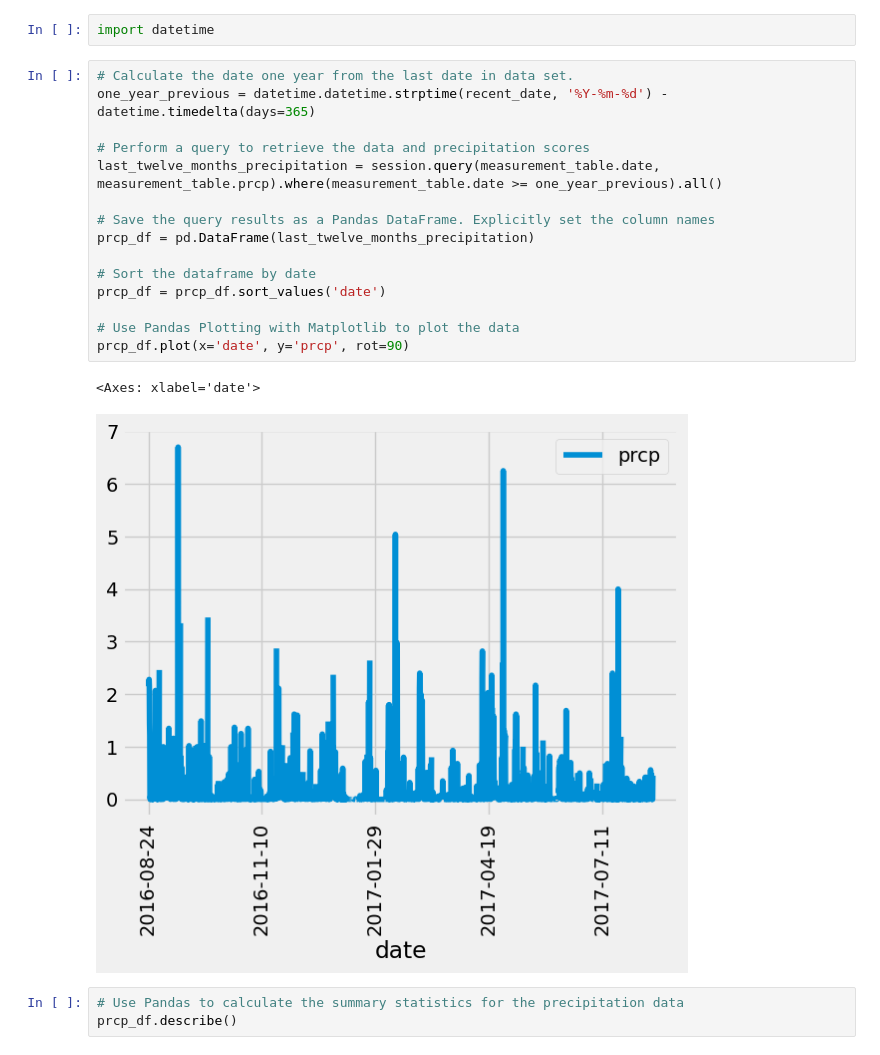
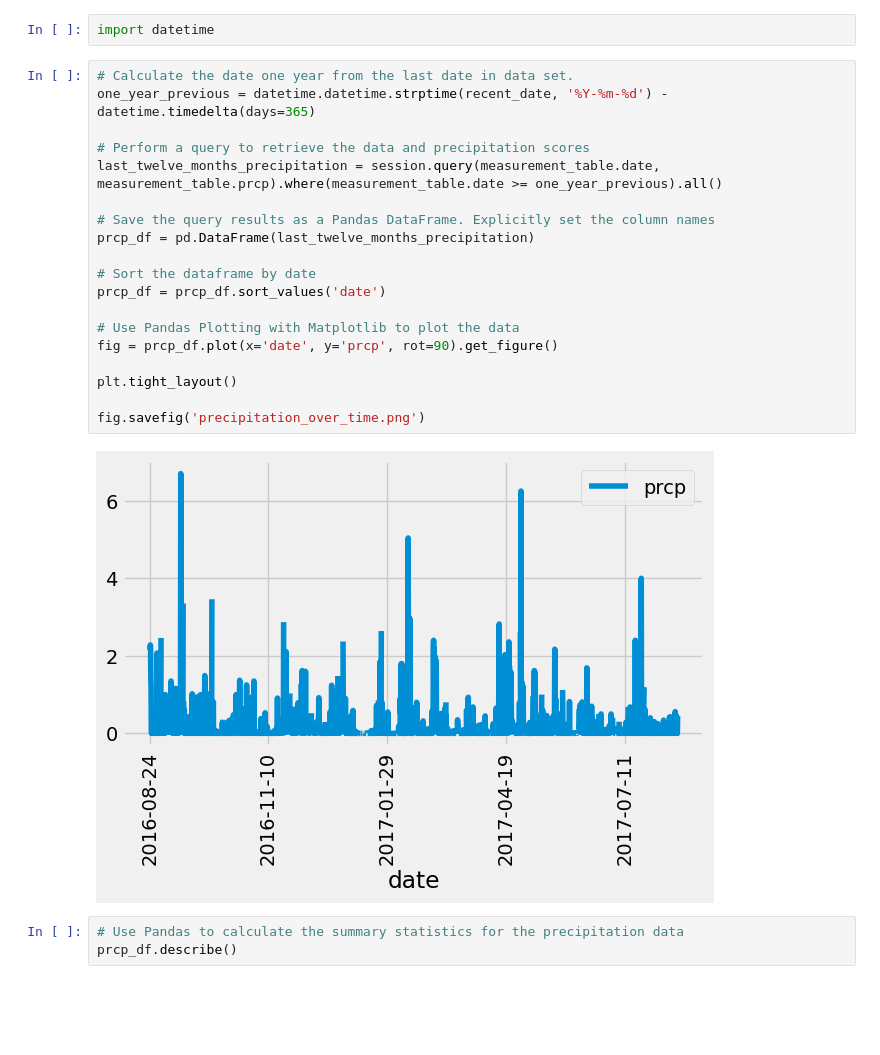
Before and after one commit to greenboi105/Flask-Surf-Weather-Station-API, a Jupyter notebook: climate.ipynb, the cells around one changed output. Saved outputs shown, nothing was run; the diff lists cells and outputs as text; blank space fills up the shorter version.

```diff
--- a/climate.ipynb
+++ b/climate.ipynb
@@ -58,21 +58,24 @@ import datetime
 # %%
 # Calculate the date one year from the last date in data set.
 one_year_previous = datetime.datetime.strptime(recent_date, '%Y-%m-%d') - datetime.timedelta(days=365)
 
 # Perform a query to retrieve the data and precipitation scores
 last_twelve_months_precipitation = session.query(measurement_table.date, measurement_table.prcp).where(measurement_table.date >= one_year_previous).all()
 
 # Save the query results as a Pandas DataFrame. Explicitly set the column names
 prcp_df = pd.DataFrame(last_twelve_months_precipitation)
 
 # Sort the dataframe by date
 prcp_df = prcp_df.sort_values('date')
 
 # Use Pandas Plotting with Matplotlib to plot the data
-prcp_df.plot(x='date', y='prcp', rot=90)
+fig = prcp_df.plot(x='date', y='prcp', rot=90).get_figure()
+
+plt.tight_layout()
+
+fig.savefig('precipitation_over_time.png')
 # %% [output]
-<Axes: xlabel='date'>
-[figure, old version]
+[figure, new version]
 # %%
 # Use Pandas to calculate the summary statistics for the precipitation data
 prcp_df.describe()
```
Also changed, not shown: parts of 1 cell of this notebook, 3 other files.
